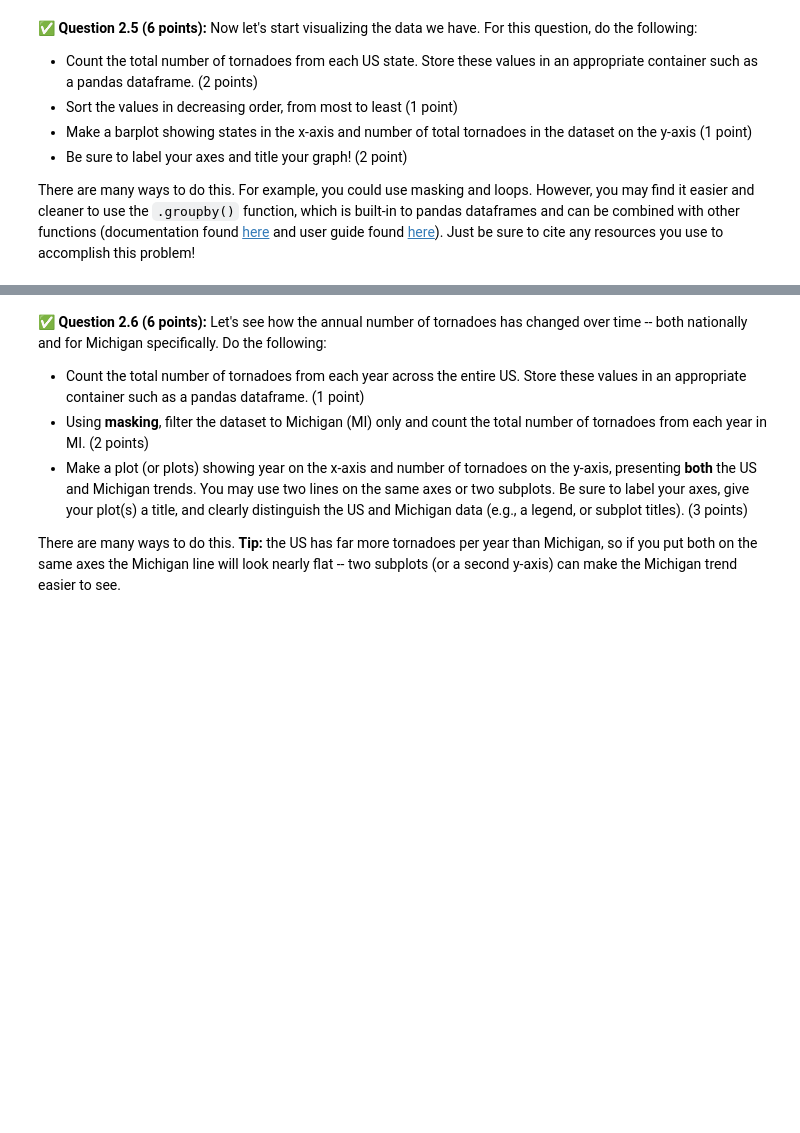
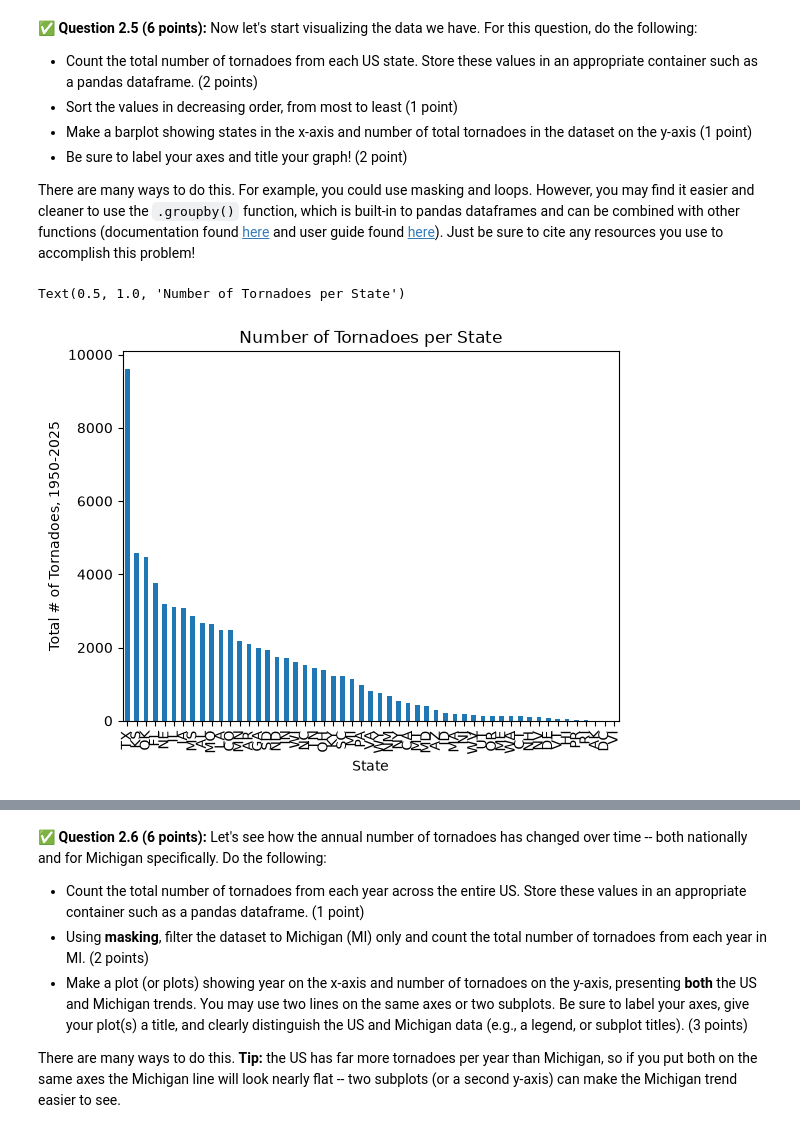
Before and after one commit to emilysklenicka/CMSE202-f26-turnin, a Jupyter notebook: hw-01/HW01-GitPandasPackagesClasses-STUDENT.ipynb, the cells around one changed output, grey strips where cells are left out. Saved outputs shown, nothing was run; the diff lists cells and outputs as text; code cells hidden in the pictures; blank space fills up the shorter version.

```diff
--- a/hw-01/HW01-GitPandasPackagesClasses-STUDENT.ipynb
+++ b/hw-01/HW01-GitPandasPackagesClasses-STUDENT.ipynb
@@ -250,0 +255,5 @@ You will need to use the description substantially when you complete this assign
+# %%
+# Put your code here
+import pandas as pd
+tornadoes = pd.read_csv('https://www.spc.noaa.gov/wcm/data/1950-2025_actual_tornadoes.csv')
+tornadoes.head()
@@ -294,3 +324,17 @@ There are many ways to do this.  For example, you could use masking and loops.
+# %%
+# Put your code here
+
+import matplotlib.pyplot as plt
+#I used HiTA to ask how to use groupby for counting & sorting, which lead me to use the .size() method
+states = tornadoes.groupby('st').size()
+sorted_states = states.sort_values(ascending = False)
+sorted_states.plot(kind = 'bar')
+plt.xlabel('State')
+plt.ylabel('Total # of Tornadoes, 1950-2025')
+plt.title('Number of Tornadoes per State')
+# %% [output]
+Text(0.5, 1.0, 'Number of Tornadoes per State')
+[figure, added]
 # %% [markdown]
 <!-- END QUESTION -->
 <!-- DO NOT MODIFY OR DELETE THIS CELL. Make sure your solution to the question above is in the cell(s) above this one. -->
```
Also changed, not shown: parts of 22 cells of this notebook.
